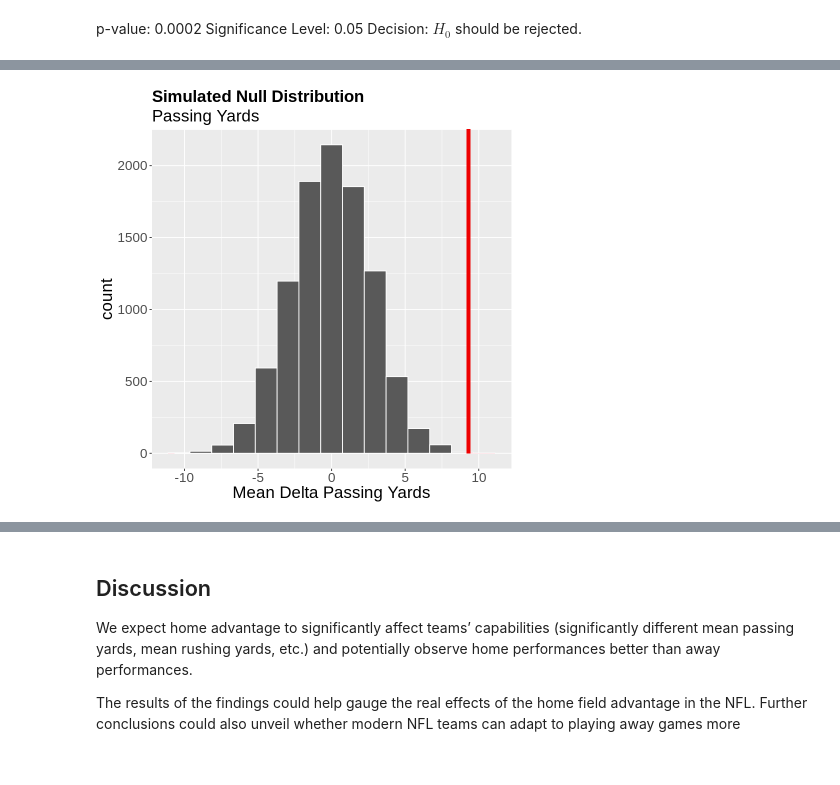
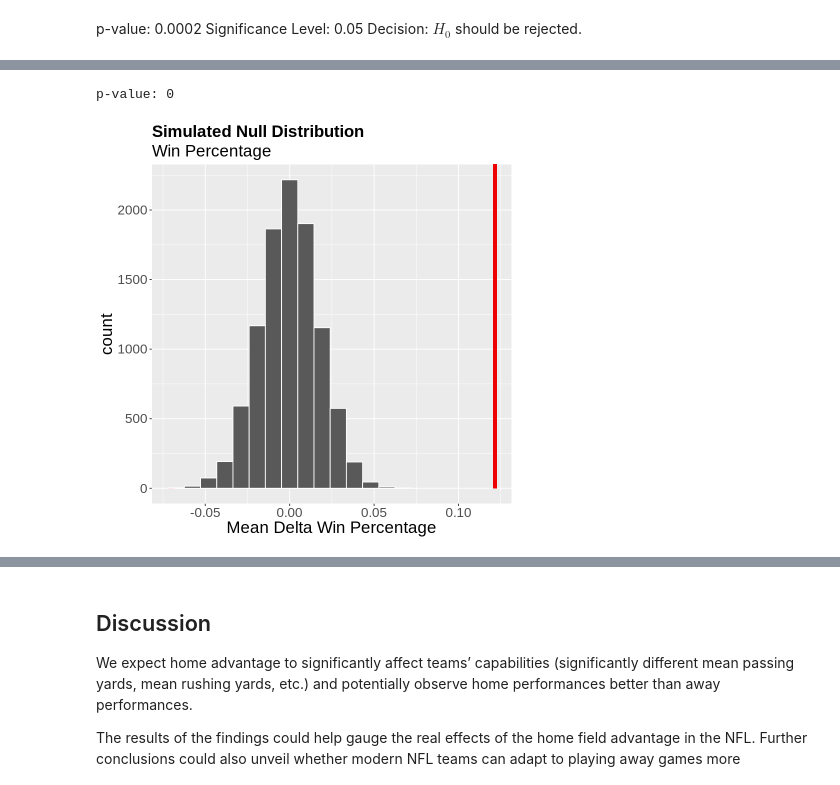
Before and after one commit to DavidYJC/STAT201_GroupProject, a Jupyter notebook: Project Report.ipynb, the cells around one changed output, grey strips where cells are left out. Cells and saved outputs as stored; diff of their text form; code cells hidden in the pictures.

```diff
--- a/Project Report.ipynb
+++ b/Project Report.ipynb
@@ -405,0 +505,20 @@ p-value: 4e-04
+# %%
+set.seed(2022)
+#Observed test statistic
+obs_test_stat_delta.ScoreAvg <- mean(delta_data$delta.ScoreAvg)
+
+#Create sampling bootstrap and null model
+null_model <- delta_data %>%
+    specify(response = delta.ScoreAvg) %>%
+    hypothesise(null = "point", mu = 0) %>%
+    generate(type = "bootstrap", reps = 10000) %>%
+    calculate(stat = "mean")
+
+#Visualizing null model
+vis_null_model <- vis_null_model_function(null_model, obs_test_stat_delta.ScoreAvg) +
+    xlab("Mean Scoring Differential") +
+    ggtitle("Simulated Null Distribution", subtitle = "Scoring Differential")
+vis_null_model
+
+#Calculate p-value
+p_value_function(null_model, obs_test_stat_delta.ScoreAvg)
@@ -411,27 +543,21 @@ Decision: $H_0$ should be rejected. </br>
 # %%
 set.seed(2022)
 #Observed test statistic
-obs_test_stat_delta.PassingAvg <- mean(delta_data$delta.PassingAvg)
+obs_test_stat_delta.WinP <- mean(delta_data$delta.WinP)
 
 #Create sampling bootstrap and null model
-null_model_delta.PassingAvg <- delta_data %>%
-    specify(response = delta.PassingAvg) %>%
+null_model <- delta_data %>%
+    specify(response = delta.WinP) %>%
     hypothesise(null = "point", mu = 0) %>%
     generate(type = "bootstrap", reps = 10000) %>%
     calculate(stat = "mean")
 
 #Visualizing null model
-vis_null_model_delta.PassingAvg <- null_model_delta.PassingAvg %>%
-    visualize() +
-    shade_p_value(obs_stat = obs_test_stat_delta.PassingAvg, direction = "two-sided") +
-    xlab("Mean Delta Passing Yards") +
-    ggtitle("Simulated Null Distribution", subtitle = "Passing Yards") +
-    theme(plot.title = element_text(size = 20, face = "bold")) +
-    theme(text = element_text(size = 20))
-vis_null_model_delta.PassingAvg
+vis_null_model <- vis_null_model_function(null_model, obs_test_stat_delta.WinP) +
+    xlab("Mean Delta Win Percentage") +
+    ggtitle("Simulated Null Distribution", subtitle = "Win Percentage")
+vis_null_model
 
 #Calculate p-value
-p_value_delta.PassingAvg <- null_model_delta.PassingAvg %>%
-    get_p_value(obs_stat = obs_test_stat_delta.PassingAvg, direction = "two-sided")
-cat("p-value:", p_value_delta.PassingAvg$p_value)
+p_value_function(null_model, obs_test_stat_delta.WinP)
 # %% [output]
@@ -439 +566,2 @@ p-value: 2e-04
+p-value: 0
-[figure, old version]
+[figure, new version]
```
Also changed, not shown: parts of 21 cells of this notebook.
